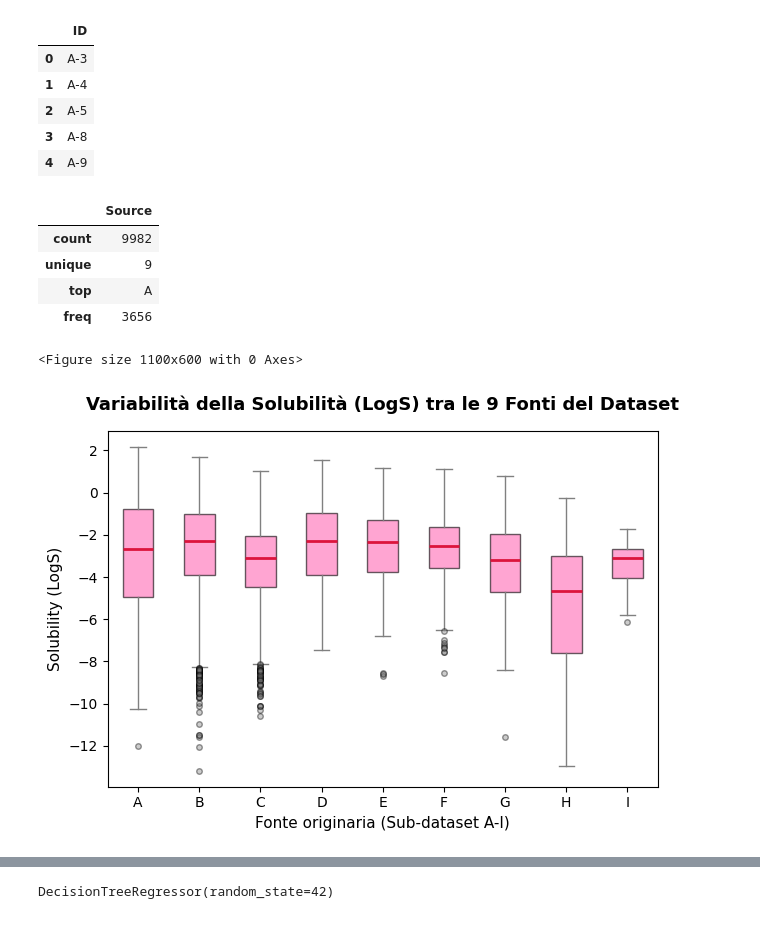
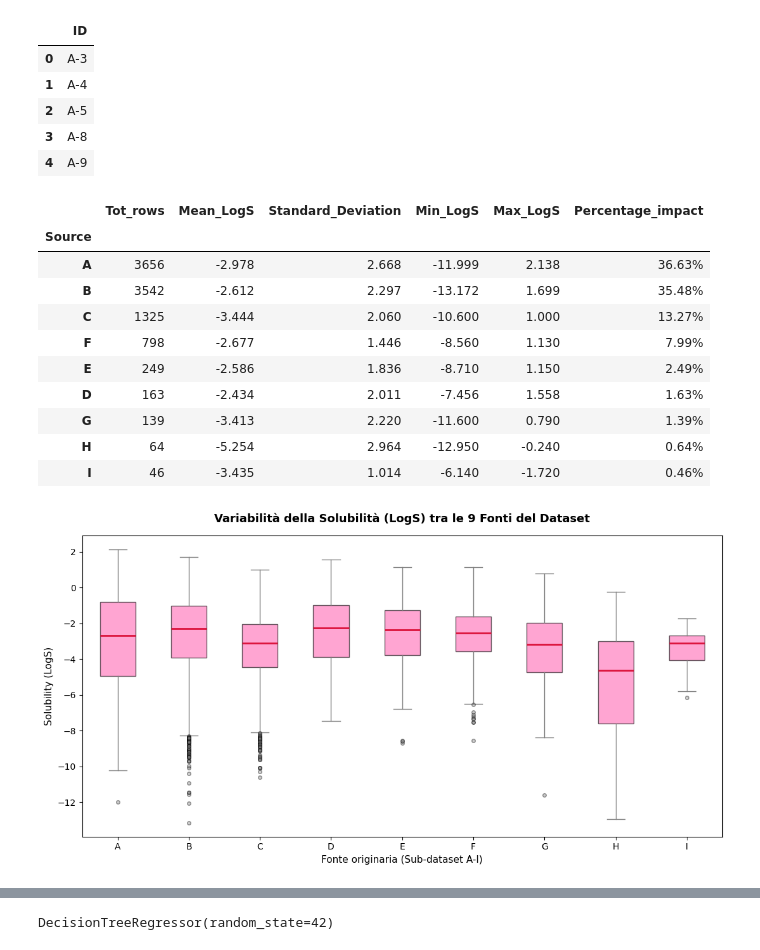
Before and after one commit to elettra-ven/DIA-Ventura-SolAq, a Jupyter notebook: SolAq_DIA_Ventura.ipynb, the cells around one changed output, grey strips where cells are left out. Drawn from its saved outputs; the diff is of its cells as text; code cells hidden in the pictures.

```diff
--- a/SolAq_DIA_Ventura.ipynb
+++ b/SolAq_DIA_Ventura.ipynb
@@ -517,33 +518,50 @@ df_init['ID'].head().to_frame() # Notiamo la prima lettera (es. "A")
 | 2 | A-5 |
 | 3 | A-8 |
 | 4 | A-9 |
-# %%
-df['Source'] = df_init['ID'].astype(str).str.split('-').str[0]
-
-df[['Source']].describe().round(3)
-# %% [output]
-|  | Source |
-| count | 9982 |
-| unique | 9 |
-| top | A |
-| freq | 3656 |
+# %%
+df_source = df.copy()
+df_source['Source'] = df_init['ID'].astype(str).str.split('-').str[0]
+
+table_sources = df_source.groupby('Source')['Solubility'].agg(
+    Tot_rows='count',
+    Mean_LogS='mean',
+    Standard_Deviation='std',
+    Min_LogS='min',
+    Max_LogS='max'
+).round(3)
+
+table_sources['Percentage_impact'] = ((table_sources['Tot_rows'] / len(df_source)) * 100).round(2).astype(str) + '%'
+
+table_sources = table_sources.sort_values(by='Tot_rows', ascending=False)
+display(table_sources)
+# %% [output]
+|  | Tot_rows | Mean_LogS | Standard_Deviation | Min_LogS | Max_LogS | Percentage_impact |
+| Source |  |  |  |  |  |  |
+| A | 3656 | -2.978 | 2.668 | -11.999 | 2.138 | 36.63% |
+| B | 3542 | -2.612 | 2.297 | -13.172 | 1.699 | 35.48% |
+| C | 1325 | -3.444 | 2.060 | -10.600 | 1.000 | 13.27% |
+| F | 798 | -2.677 | 1.446 | -8.560 | 1.130 | 7.99% |
+| E | 249 | -2.586 | 1.836 | -8.710 | 1.150 | 2.49% |
+| D | 163 | -2.434 | 2.011 | -7.456 | 1.558 | 1.63% |
+| G | 139 | -3.413 | 2.220 | -11.600 | 0.790 | 1.39% |
+| H | 64 | -5.254 | 2.964 | -12.950 | -0.240 | 0.64% |
+| I | 46 | -3.435 | 1.014 | -6.140 | -1.720 | 0.46% |
 # %%
-plt.figure(figsize=(11, 6))
-df.boxplot(column='Solubility', by='Source', grid=False, patch_artist=True,
+fig, ax = plt.subplots(figsize=(11, 6))
+df_source.boxplot(column='Solubility', by='Source', ax=ax, grid=False, patch_artist=True,
            boxprops=dict(facecolor="hotpink", alpha=0.6, edgecolor="black"),
            medianprops=dict(color="crimson", linewidth=2),
            capprops=dict(color="gray"),
            whiskerprops=dict(color="gray"),
            flierprops=dict(marker='o', markerfacecolor='gray', alpha=0.4, markersize=4))
 
 plt.title("Variabilità della Solubilità (LogS) tra le 9 Fonti del Dataset", fontsize=13, fontweight='bold', pad=15)
 plt.suptitle("")
 plt.xlabel("Fonte originaria (Sub-dataset A-I)", fontsize=11)
 plt.ylabel("Solubility (LogS)", fontsize=11)
 
 plt.tight_layout()
 plt.show()
 # %% [output]
-<Figure size 1100x600 with 0 Axes>
-[figure, old version]
+[figure, new version]
 # %% [markdown]
```
Also changed, not shown: parts of 88 cells of this notebook.
